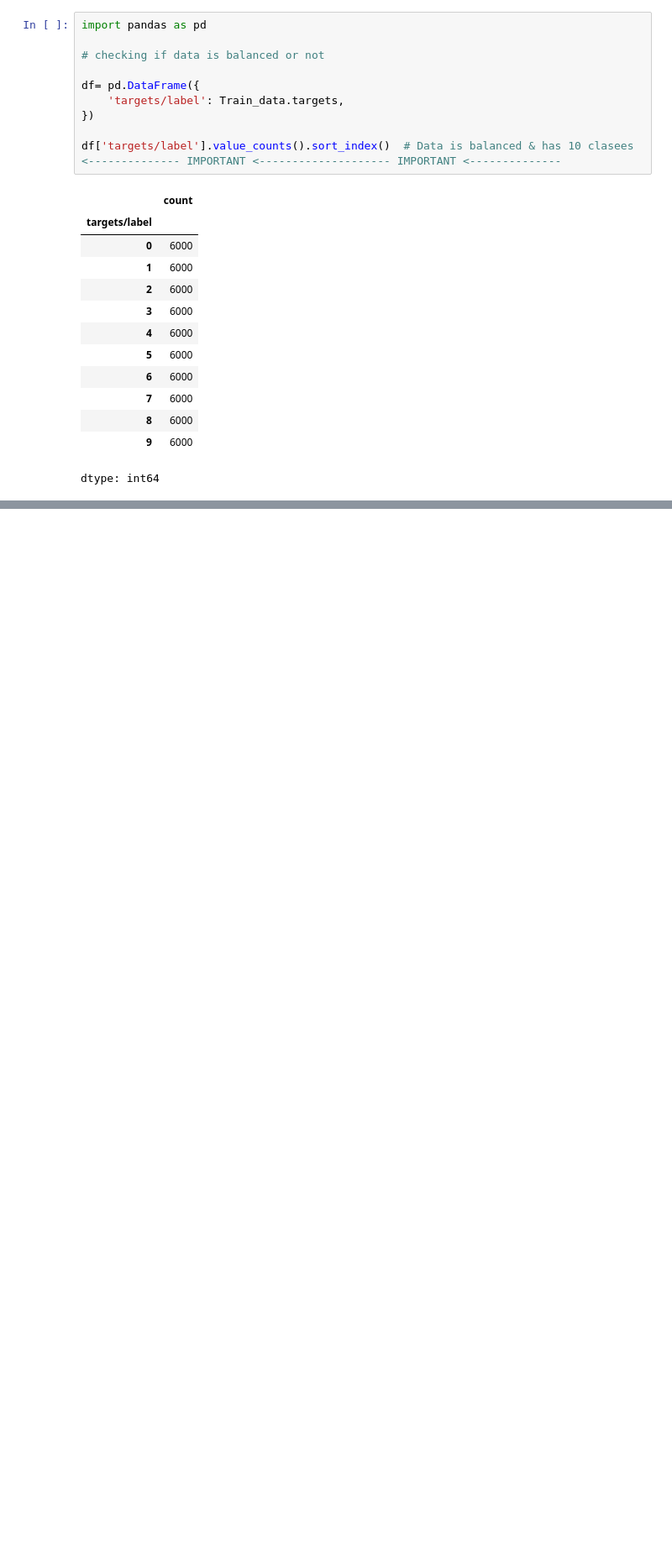
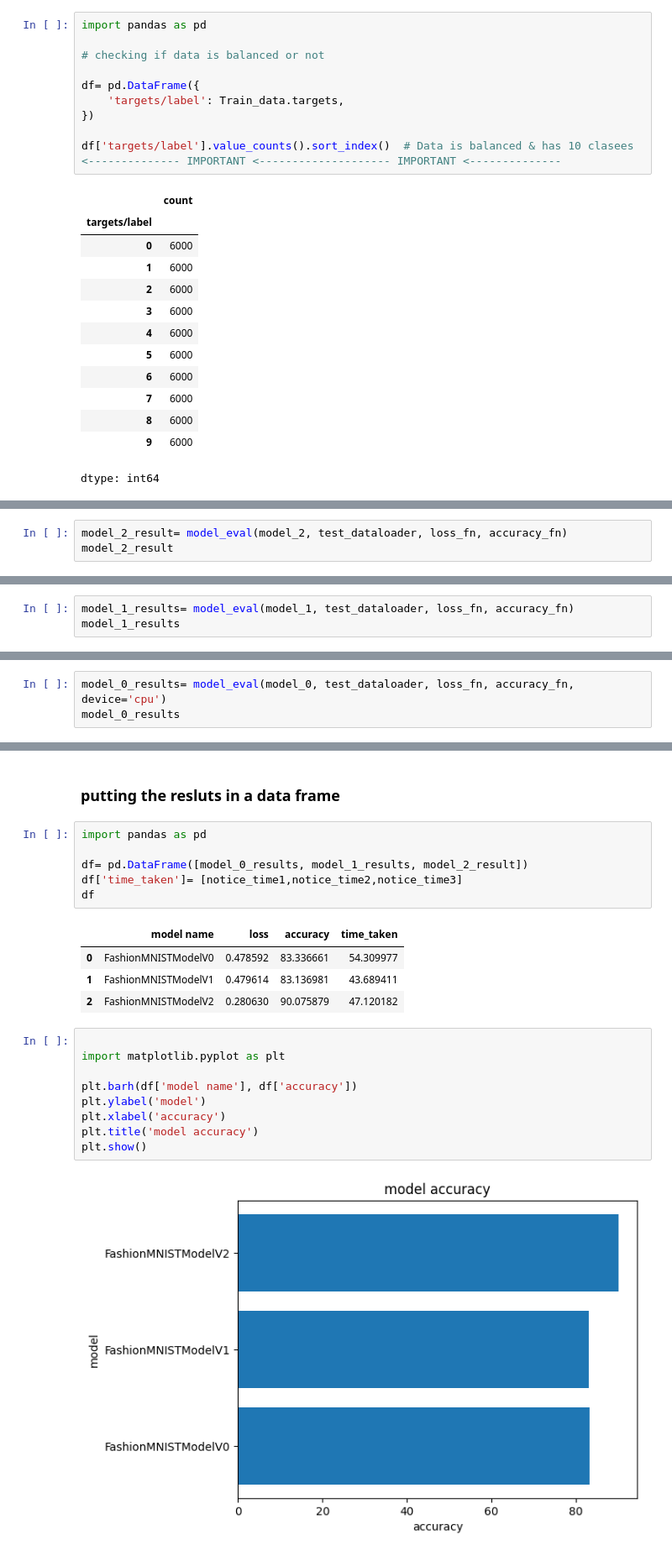
Before and after one commit to Nouman-wisal/pytorch, a Jupyter notebook: 03_pytorch_computer_vision_CNN.ipynb, the cells around one changed output, grey strips where cells are left out. Shown at 84% size. Saved outputs shown, nothing was run; the diff lists cells and outputs as text; blank space fills up the shorter version.

```diff
--- a/03_pytorch_computer_vision_CNN.ipynb
+++ b/03_pytorch_computer_vision_CNN.ipynb
@@ -311,0 +912,3 @@ label no 8
+# %%
+model_2_result= model_eval(model_2, test_dataloader, loss_fn, accuracy_fn)
+model_2_result
@@ -311,0 +919,3 @@ label no 8
+# %%
+model_1_results= model_eval(model_1, test_dataloader, loss_fn, accuracy_fn)
+model_1_results
@@ -311,0 +926,3 @@ label no 8
+# %%
+model_0_results= model_eval(model_0, test_dataloader, loss_fn, accuracy_fn, device='cpu')
+model_0_results
@@ -311,0 +933,24 @@ label no 8
+# %% [markdown]
+### putting the resluts in a data frame
+# %%
+import pandas as pd
+
+df= pd.DataFrame([model_0_results, model_1_results, model_2_result])
+df['time_taken']= [notice_time1,notice_time2,notice_time3]
+df
+# %% [output]
+|  | model name | loss | accuracy | time_taken |
+| 0 | FashionMNISTModelV0 | 0.478592 | 83.336661 | 54.309977 |
+| 1 | FashionMNISTModelV1 | 0.479614 | 83.136981 | 43.689411 |
+| 2 | FashionMNISTModelV2 | 0.280630 | 90.075879 | 47.120182 |
+# %%
+
+import matplotlib.pyplot as plt
+
+plt.barh(df['model name'], df['accuracy'])
+plt.ylabel('model')
+plt.xlabel('accuracy')
+plt.title('model accuracy')
+plt.show()
+# %% [output]
+[figure, added]
```
Also changed, not shown: parts of 70 cells of this notebook.
